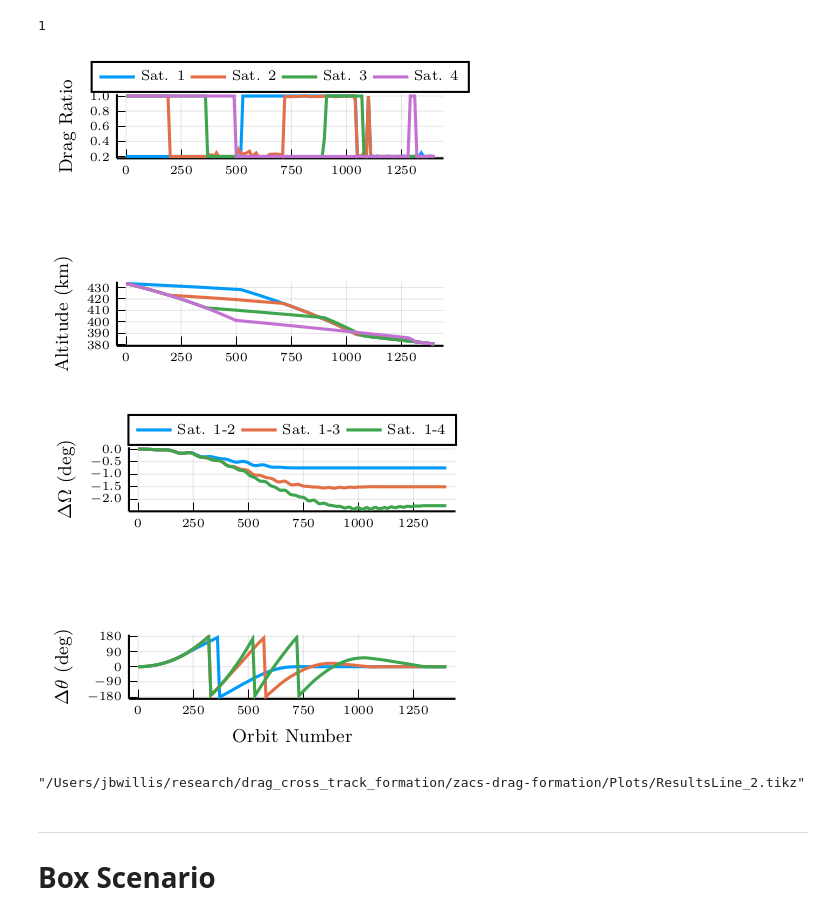
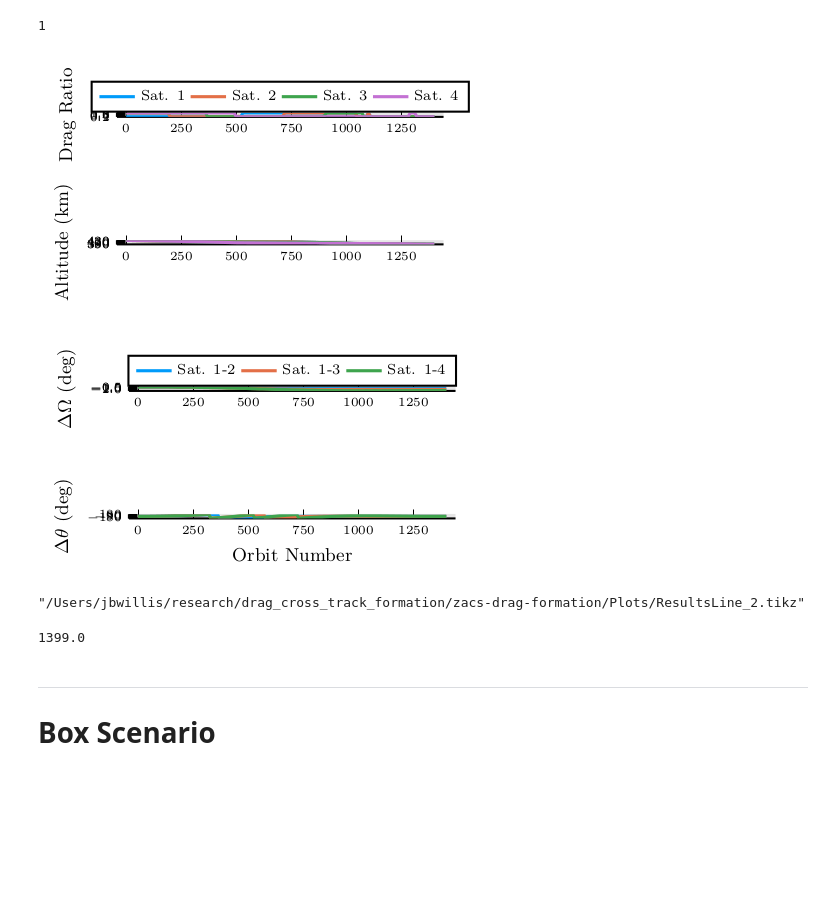
Before and after one commit to RoboticExplorationLab/drag-formation, a Jupyter notebook: closedloop_plotting.ipynb, the cells around one changed output. Cells and saved outputs as stored; diff of their text form; code cells hidden in the pictures; blank space fills up the shorter version.

Commit message:
plots and diagrams used for initial submission

```diff
--- a/closedloop_plotting.ipynb
+++ b/closedloop_plotting.ipynb
@@ -74,26 +74,26 @@ end
 # %%
 pl1_line = plot(tp_hist_line[downsample_line],u1hist_line[downsample_line,1],label=permutedims(mylabel1_line), linewidth=1.5, xtickfontsize=6, ytickfontsize=6,yguidefontsize=9,xguidefontsize=9,legend=:outertop,legendfontsize=7, tex_output_standalone = true, legend_columns=-1)#,legend=:"best") #,ls=:dot
 plot!(tp_hist_line[downsample_line],u2hist_line[downsample_line,:],label=permutedims(mylabel2_line), linewidth=1.5) #,ls=:dot
 plot!(xlabel=nothing, ylabel = "Drag Ratio")#,legend=:"best", xtickfontsize=18, ytickfontsize=18)"Orbit Number"
 
 pl2_line = plot(tp_hist_line[downsample_line],a1hist_line[downsample_line,1]*a_mks_line.-Re_mks,label=nothing, linewidth=1.5, xtickfontsize=6, ytickfontsize=6,yguidefontsize=9,xguidefontsize=9,legend=:top,legendfontsize=7, tex_output_standalone = true)#, ylim=[0, 500])#,legend=:"best") #,ls=:dot
 plot!(tp_hist_line[downsample_line],a2hist_line[downsample_line,:]*a_mks_line.-Re_mks,label=nothing, linewidth=1.5)
 plot!(xlabel=nothing, ylabel = "Altitude (km)")#,legend=:"best", xtickfontsize=18, ytickfontsize=18)
 
 pl3_line = plot(tp_hist_line[downsample_line],broadcast.(rad2deg,ΔΩhist_line[downsample_line,:]),label=permutedims(mylabel_line), linewidth=1.5, xtickfontsize=6, ytickfontsize=6,yguidefontsize=9,xguidefontsize=9,legend=:outertop,legendfontsize=7, tex_output_standalone = true,legend_columns=-1)
 plot!(xlabel=nothing, ylabel = L"$\Delta \Omega$ (deg)")
 
 pl4_line = plot(tp_hist_line[downsample_line],broadcast.(rad2deg,Δθhist_line[downsample_line,:]),label=nothing, linewidth=1.5, xtickfontsize=6, ytickfontsize=6,yguidefontsize=9,xguidefontsize=9,legend=:outertop,legendfontsize=7, tex_output_standalone = true,legend_columns=-1)
 plot!(xlabel="Orbit Number", ylabel = L"$\Delta \theta$ (deg)", yticks = [90*i for i = -2:3])#"\$\\Delta \\bar{\\theta}, deg\$")
 
 
-pl_line1 = plot(pl1_line,pl2_line, layout = (2,1), margins=(10,:px), size=(300,250), tex_output_standalone = false)
+pl_line1 = plot(pl1_line,pl2_line, layout = (2,1), margins=(10,:px), size=(300,170), tex_output_standalone = false)
 # %% [output]
-[figure, old version]
+[figure, new version]
 # %%
-pl_line2 = plot(pl3_line,pl4_line, layout = (2,1), margins=(10,:px), size=(300,250), tex_output_standalone = false)
+pl_line2 = plot(pl3_line,pl4_line, layout = (2,1), margins=(10,:px), size=(300,170), tex_output_standalone = false)
 # %% [output]
-[figure, old version]
+[figure, new version]
 # %%
 savefig(pl_line1, "Plots/ResultsLine_1.tex")
 savefig(pl_line1, "Plots/ResultsLine_1.pdf")
@@ -104,6 +104,10 @@ savefig(pl_line2, "Plots/ResultsLine_2.pdf")
 savefig(pl_line2, "Plots/ResultsLine_2.tikz")
 # %% [output]
 "/Users/jbwillis/research/drag_cross_track_formation/zacs-drag-formation/Plots/ResultsLine_2.tikz"
+# %%
+tp_hist_line[end]
+# %% [output]
+1399.0
 # %% [markdown]
 -------
 # Box Scenario
```
Also changed, not shown: parts of 5 cells of this notebook, 12 other files.
